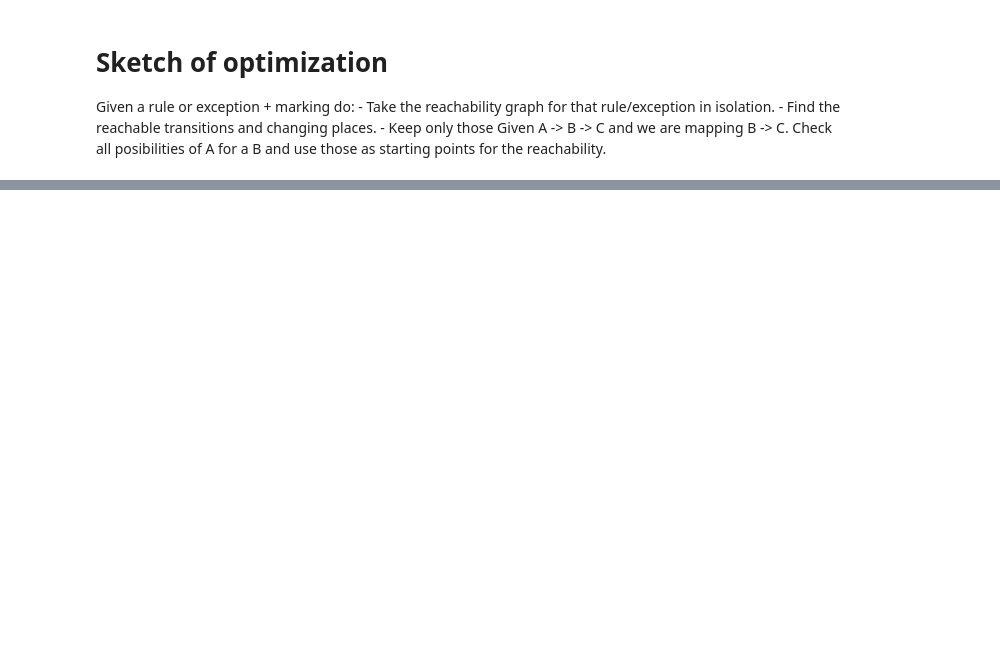
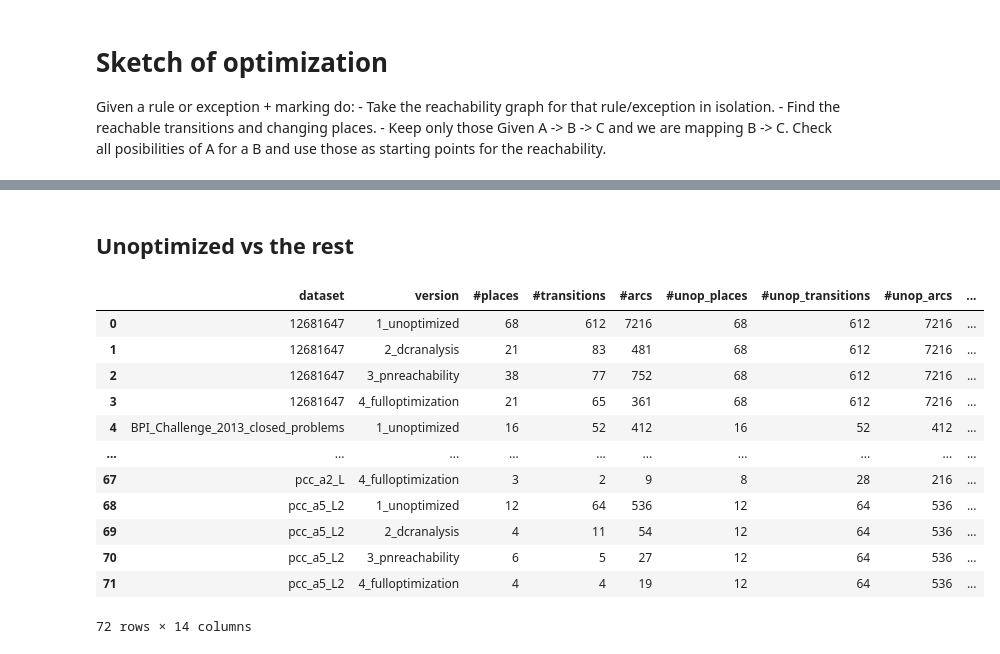
Before and after one commit to paul-cvp/dcr-to-tapn, a Jupyter notebook: notebook/mapping_optimizations.ipynb, the cells around one changed output, grey strips where cells are left out. Cells and saved outputs as stored; diff of their text form; code cells hidden in the pictures; blank space fills up the shorter version.

```diff
--- a/notebook/mapping_optimizations.ipynb
+++ b/notebook/mapping_optimizations.ipynb
@@ -31,0 +145,27 @@ Given A -> B -> C and we are mapping B -> C. Check all posibilities of A for a B
+# %% [markdown]
+## Unoptimized vs the rest
+# %%
+unop_vs = af_df[['dataset','version','#places','#transitions','#arcs']]
+unops_only = unop_vs[unop_vs['version']=='1_unoptimized'][['dataset','#places','#transitions','#arcs']].rename({'#places':'#unop_places','#transitions':'#unop_transitions','#arcs':'#unop_arcs'},axis=1)
+unop_vs = unop_vs.merge(unops_only,on='dataset',how="left")
+unop_vs['delta_places'] = unop_vs['#places']-unop_vs['#unop_places']
+unop_vs['delta_transitions'] = unop_vs['#transitions']-unop_vs['#unop_transitions']
+unop_vs['delta_arcs'] = unop_vs['#arcs']-unop_vs['#unop_arcs']
+unop_vs['%delta_places'] = ((unop_vs['#unop_places']-unop_vs['#places'])*100/unop_vs['#places']).round(2)
+unop_vs['%delta_transitions'] = ((unop_vs['#unop_transitions']-unop_vs['#transitions'])*100/unop_vs['#transitions']).round(2)
+unop_vs['%delta_arcs'] = ((unop_vs['#unop_arcs']-unop_vs['#arcs'])*100/unop_vs['#arcs']).round(2)
+unop_vs
+# %% [output]
+|  | dataset | version | #places | #transitions | #arcs | #unop_places | #unop_transitions | #unop_arcs | ... |
+| 0 | 12681647 | 1_unoptimized | 68 | 612 | 7216 | 68 | 612 | 7216 | ... |
+| 1 | 12681647 | 2_dcranalysis | 21 | 83 | 481 | 68 | 612 | 7216 | ... |
+| 2 | 12681647 | 3_pnreachability | 38 | 77 | 752 | 68 | 612 | 7216 | ... |
+| 3 | 12681647 | 4_fulloptimization | 21 | 65 | 361 | 68 | 612 | 7216 | ... |
+| 4 | BPI_Challenge_2013_closed_problems | 1_unoptimized | 16 | 52 | 412 | 16 | 52 | 412 | ... |
+| ... | ... | ... | ... | ... | ... | ... | ... | ... | ... |
+| 67 | pcc_a2_L | 4_fulloptimization | 3 | 2 | 9 | 8 | 28 | 216 | ... |
+| 68 | pcc_a5_L2 | 1_unoptimized | 12 | 64 | 536 | 12 | 64 | 536 | ... |
+| 69 | pcc_a5_L2 | 2_dcranalysis | 4 | 11 | 54 | 12 | 64 | 536 | ... |
+| 70 | pcc_a5_L2 | 3_pnreachability | 6 | 5 | 27 | 12 | 64 | 536 | ... |
+| 71 | pcc_a5_L2 | 4_fulloptimization | 4 | 4 | 19 | 12 | 64 | 536 | ... |
+72 rows × 14 columns
```
Also changed, not shown: parts of 19 cells of this notebook, 35 other files.
